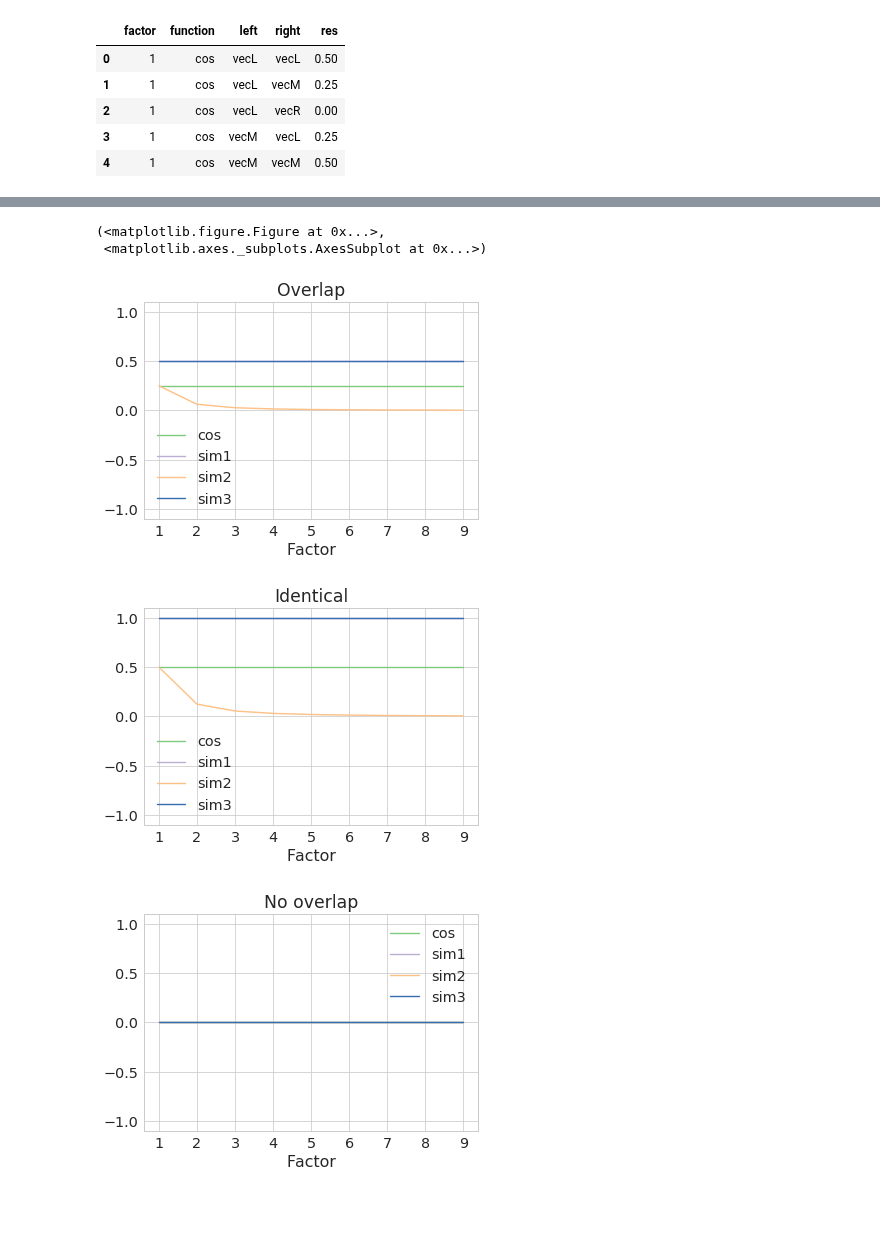
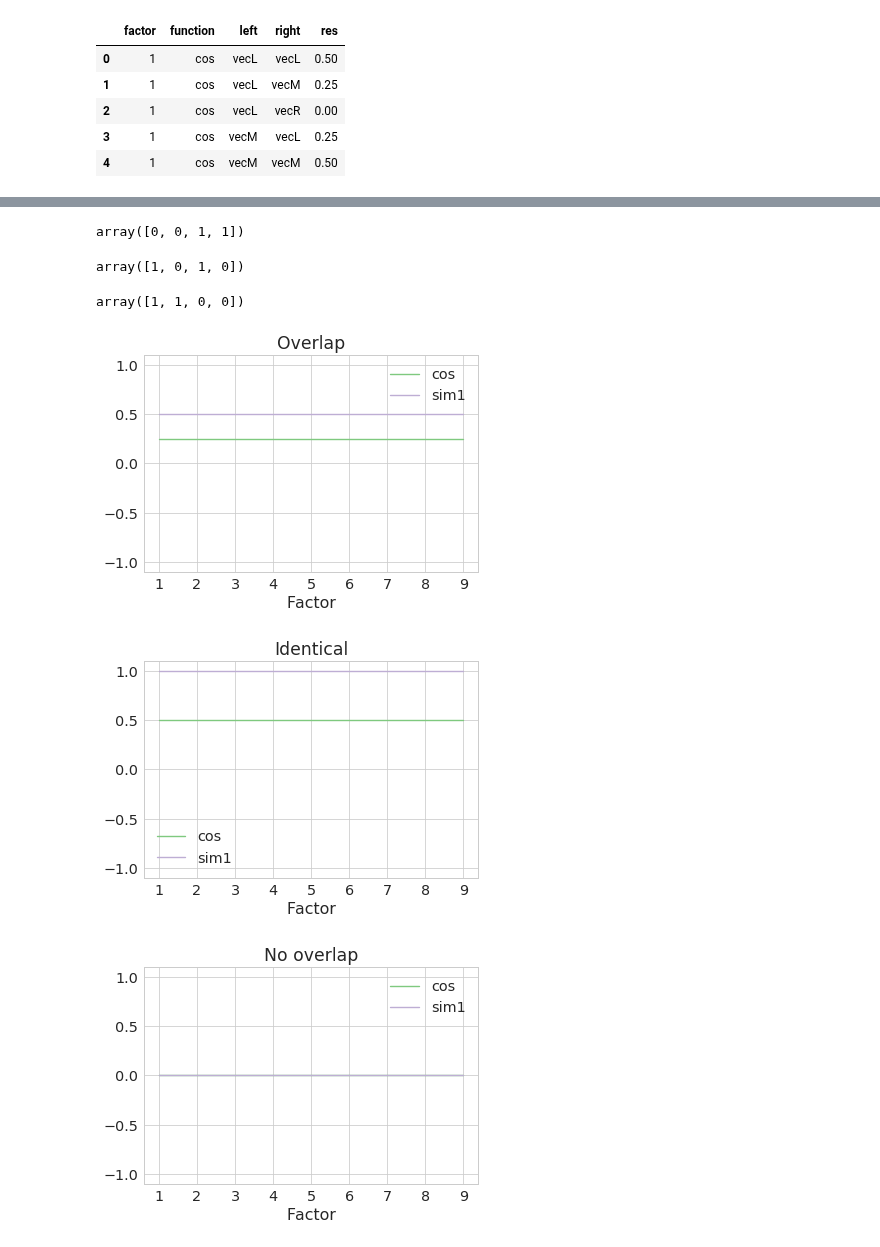
Before and after one commit to AllanLRH/master_thesis, a Jupyter notebook: morequestions/node_similarity_measure.ipynb, the cells around one changed output, grey strips where cells are left out. Cells and saved outputs as stored; diff of their text form; code cells hidden in the pictures; blank space fills up the shorter version.

```diff
--- a/morequestions/node_similarity_measure.ipynb
+++ b/morequestions/node_similarity_measure.ipynb
@@ -30,16 +30,13 @@ from speclib import misc, plotting, loaders, graph
 %matplotlib inline
 # %%
 sim1 = lambda ua, ub: 2*np.dot(ua, ub) / (np.dot(ua, ua) + np.dot(ub, ub))
-sim2 = lambda ua, ub: np.dot(ua/np.dot(ua, ua), ub/np.dot(ub, ub))
-norm = lambda v: np.sqrt((v**2).sum())
-sim3 = lambda ua, ub: np.dot(ua/norm(ua), ub/norm(ub))
 
 vecL = np.array([0, 0, 1, 1])
 vecM = np.array([1, 0, 1, 0])
 vecR = np.array([1, 1, 0, 0])
 
 vecs = [("vecL", vecL), ("vecM", vecM), ("vecR", vecR)]
-fncs = [("sim1", sim1), ("sim2", sim2), ("sim3", sim3), ("graph.cosSim", graph.cosSim)]
+fncs = [("sim1", sim1), ("graph.cosSim", graph.cosSim)]
 
 dct = dict()
 for i in range(1, 10):
@@ -69,22 +85,32 @@ fcneval_non = fcneval[(tmp.vecL == 1) & (tmp.vecR == 1)]
+# %%
+vecL
+# %% [output]
+array([0, 0, 1, 1])
+# %%
+vecM
+# %% [output]
+array([1, 0, 1, 0])
+# %%
+vecR
+# %% [output]
+array([1, 1, 0, 0])
 # %%
 def plotit(df, label):
     data = list(df.groupby("function"))
     fig, ax = plt.subplots()
     for el in data:
         ax.plot(el[1].groupby('factor').mean(), label=el[0])
     ax.set_ylim([-1.1, 1.1])
     ax.set_xlabel("Factor")
     ax.set_xticks(np.arange(1, 10))
     plt.legend()
     ax.set_title(label)
     return fig, ax
 
-plotit(fcneval_mid, "Overlap")
-plotit(fcneval_idd, "Identical")
-plotit(fcneval_non, "No overlap")
+fig, ax = plotit(fcneval_mid, "Overlap")
+fig, ax = plotit(fcneval_idd, "Identical")
+fig, ax = plotit(fcneval_non, "No overlap")
 # %% [output]
-(<matplotlib.figure.Figure at 0x...>,
- <matplotlib.axes._subplots.AxesSubplot at 0x...>)
-[figure, old version]
+[figure, new version]
-[figure, old version]
+[figure, new version]
-[figure, old version]
+[figure, new version]
```
Also changed, not shown: parts of 1 cell of this notebook.
